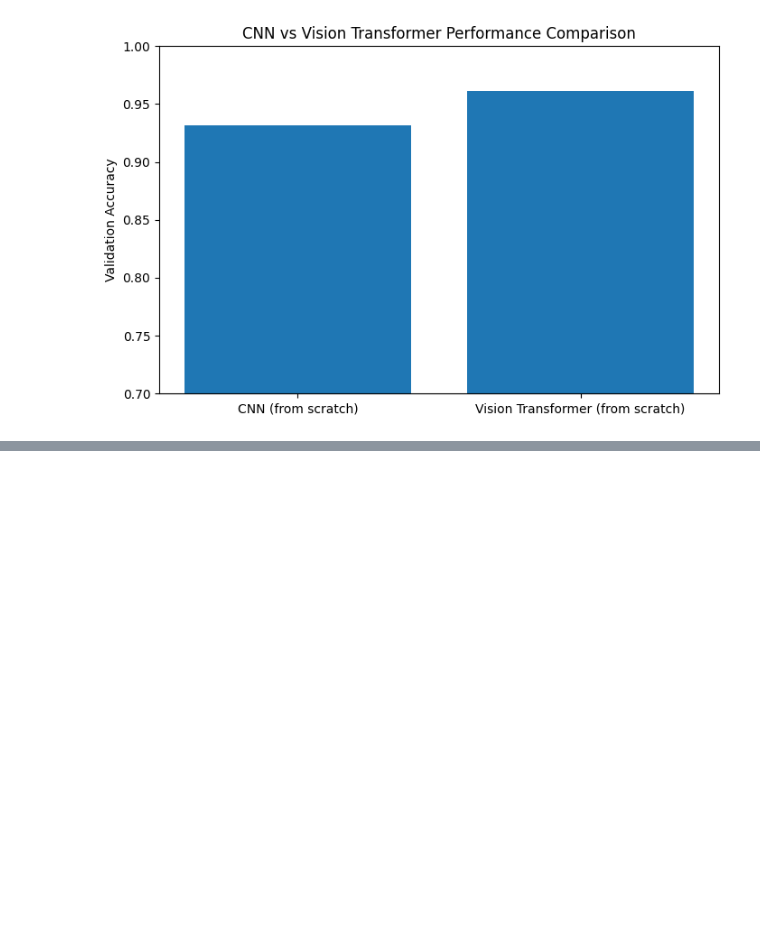
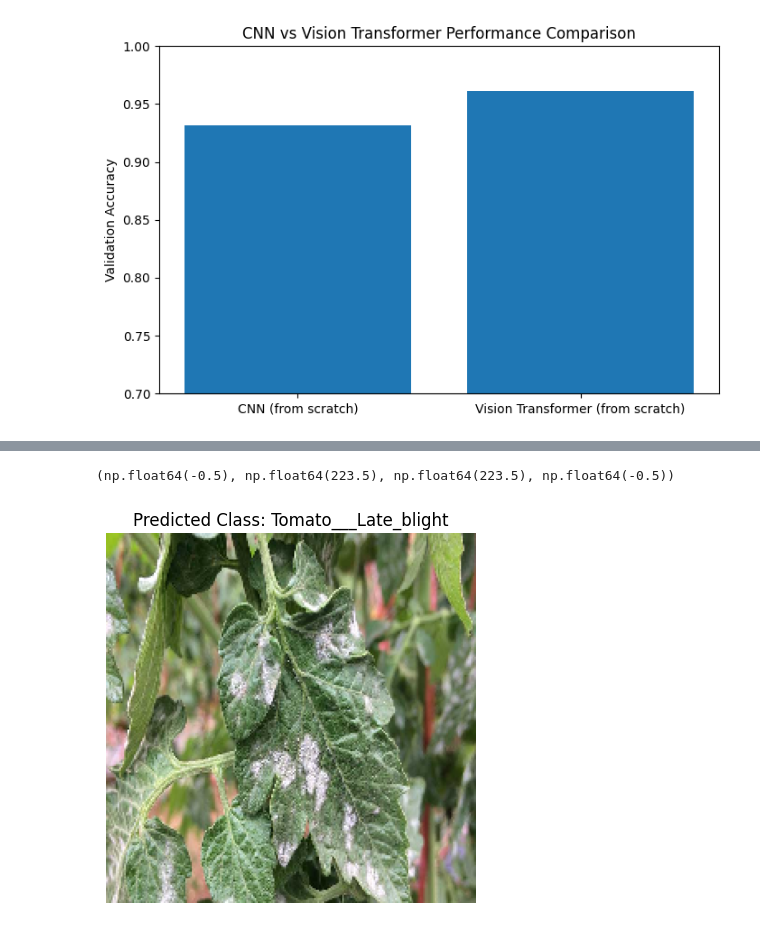
Before and after one commit to har1s3538/Plant-Disease-Classification-Vision-Transformer, a Jupyter notebook: notebooks/Plant_Disease_Classification_ViT.ipynb, the cells around one changed output, grey strips where cells are left out. Drawn from its saved outputs; the diff is of its cells as text; code cells hidden in the pictures; blank space fills up the shorter version.

```diff
--- a/notebooks/Plant_Disease_Classification_ViT.ipynb
+++ b/notebooks/Plant_Disease_Classification_ViT.ipynb
@@ -582,0 +696,19 @@ plt.show()
+# %%
+from tensorflow.keras.preprocessing import image
+import numpy as np
+import matplotlib.pyplot as plt
+
+# Load external image
+img = image.load_img("external_leaf.jpg", target_size=(224, 224))
+img_array = image.img_to_array(img)
+img_array = np.expand_dims(img_array, axis=0)
+
+# Predict
+prediction = loaded_model.predict(img_array)
+predicted_class = class_names[np.argmax(prediction)]
+
+# Show result
+plt.imshow(img)
+plt.title(f"Predicted Class: {predicted_class}")
+plt.axis("off")
+# %% [output]
@@ -582,0 +716,2 @@ plt.show()
+(np.float64(-0.5), np.float64(223.5), np.float64(223.5), np.float64(-0.5))
+[figure, added]
```
Also changed, not shown: parts of 10 cells of this notebook.
